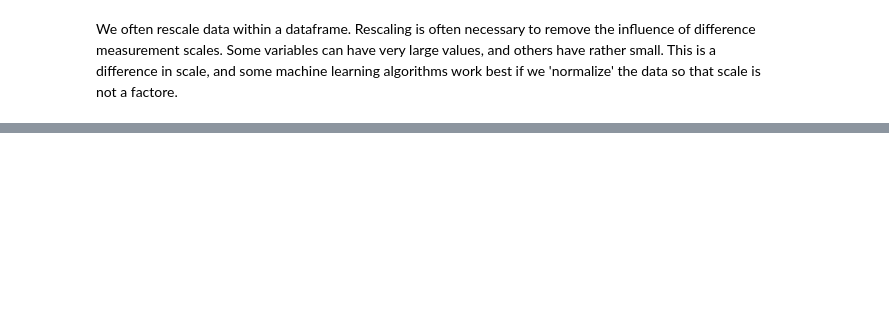
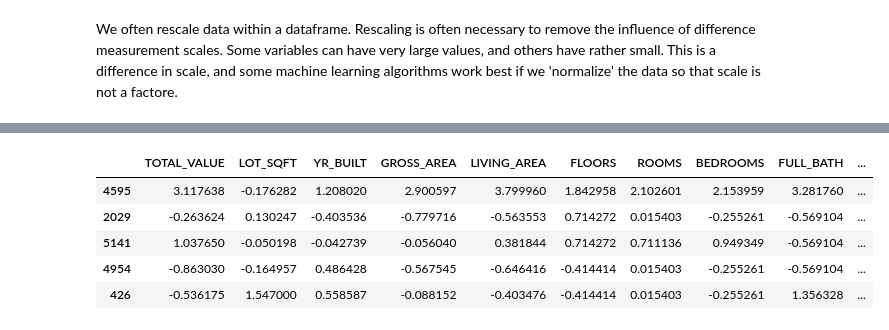
Before and after one commit to prof-tcsmith/dm-f23, a Jupyter notebook: W04/W04.7-Data-Exploration-and-Proprocessing.ipynb, the cells around one changed output, grey strips where cells are left out. Drawn from its saved outputs; the diff is of its cells as text; code cells hidden in the pictures; blank space fills up the shorter version.

```diff
--- a/W04/W04-Data-Exploration-and-Proprocessing.ipynb
+++ b/W04/W04.7-Data-Exploration-and-Proprocessing.ipynb
@@ -653,0 +447,21 @@ Test       :  (1160, 14)
+# %%
+# More common scaling technique is to normalize the data (each variable value is scaled using the variables standard deviation)
+scaler = StandardScaler()
+train_data_scaled = pd.DataFrame(scaler.fit_transform(train_data_scaled),
+                       index=train_data_scaled.index, columns=train_data_scaled.columns)
+valid_data_scaled = pd.DataFrame(scaler.transform(valid_data_scaled),
+                       index=valid_data_scaled.index, columns=valid_data_scaled.columns)
+
+# Other rescaling techniques - min_max scaling
+# %%
+train_data_scaled['REMODEL_Recent'] = train_data['REMODEL_Recent']
+valid_data_scaled['REMODEL_Recent'] = valid_data['REMODEL_Recent']
+# %%
+train_data_scaled.head()
+# %% [output]
+|  | TOTAL_VALUE | LOT_SQFT | YR_BUILT | GROSS_AREA | LIVING_AREA | FLOORS | ROOMS | BEDROOMS | FULL_BATH | ... |
+| 4595 | 3.117638 | -0.176282 | 1.208020 | 2.900597 | 3.799960 | 1.842958 | 2.102601 | 2.153959 | 3.281760 | ... |
+| 2029 | -0.263624 | 0.130247 | -0.403536 | -0.779716 | -0.563553 | 0.714272 | 0.015403 | -0.255261 | -0.569104 | ... |
+| 5141 | 1.037650 | -0.050198 | -0.042739 | -0.056040 | 0.381844 | 0.714272 | 0.711136 | 0.949349 | -0.569104 | ... |
+| 4954 | -0.863030 | -0.164957 | 0.486428 | -0.567545 | -0.646416 | -0.414414 | 0.015403 | -0.255261 | -0.569104 | ... |
+| 426 | -0.536175 | 1.547000 | 0.558587 | -0.088152 | -0.403476 | -0.414414 | 0.015403 | -0.255261 | 1.356328 | ... |
```
Also changed, not shown: parts of 67 cells of this notebook, 15 other files.
